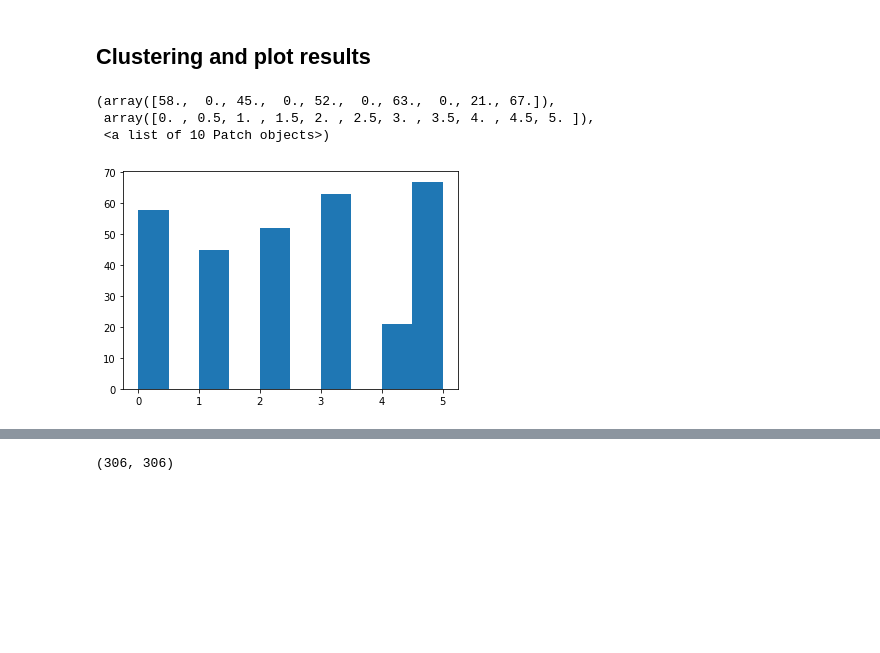
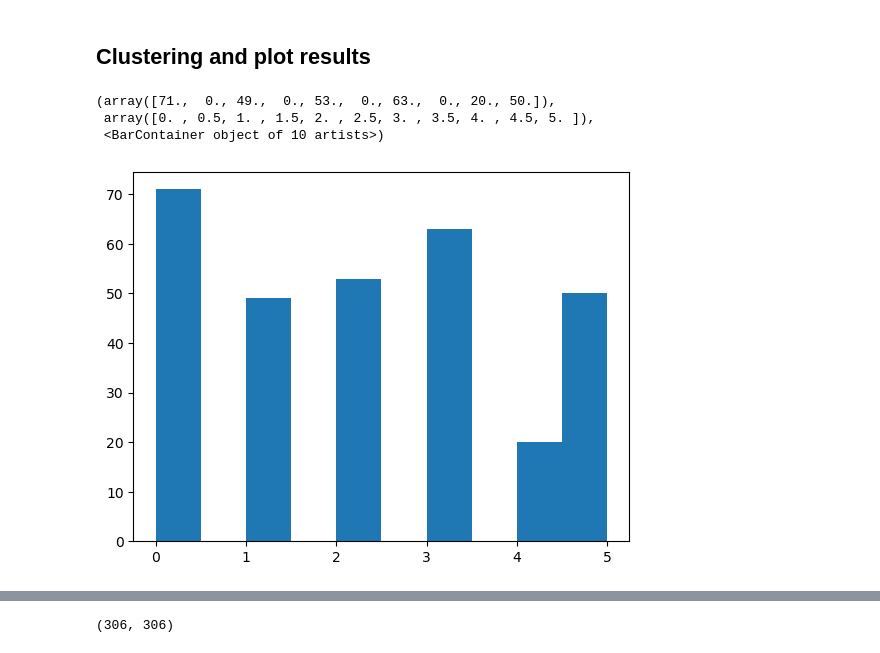
Before and after one commit to SherylHYX/SSSNET_Signed_Clustering, a Jupyter notebook: data/rainfall/create_label_and_analysis.ipynb, the cells around one changed output, grey strips where cells are left out. Drawn from its saved outputs; the diff is of its cells as text; code cells hidden in the pictures; blank space fills up the shorter version.

Commit message:
update rainfall

```diff
--- a/data/rainfall/create_label_and_analysis.ipynb
+++ b/data/rainfall/create_label_and_analysis.ipynb
@@ -133,13 +119,13 @@ Aps = ss.load_npz('plus_cc.npz')
 Ams = ss.load_npz('minus_cc.npz')
 m = Cluster((Aps, Ams))
 # %%
-labels = np.load('../../logs/rainfall/200_10_90_10_1000/05-18-05:30:23/SSSNET_L_pred_latest6.npy')
+labels = m.SPONGE(6) # np.load('labels6SPONGE.npy')
 plt.hist(labels)
 # %% [output]
-(array([58.,  0., 45.,  0., 52.,  0., 63.,  0., 21., 67.]),
+(array([71.,  0., 49.,  0., 53.,  0., 63.,  0., 20., 50.]),
  array([0. , 0.5, 1. , 1.5, 2. , 2.5, 3. , 3.5, 4. , 4.5, 5. ]),
- <a list of 10 Patch objects>)
+ <BarContainer object of 10 artists>)
-[figure, old version]
+[figure, new version]
 # %%
 filename='RAINadjLbar'
 k=6
```
Also changed, not shown: parts of 10 cells of this notebook, 2 other files.
